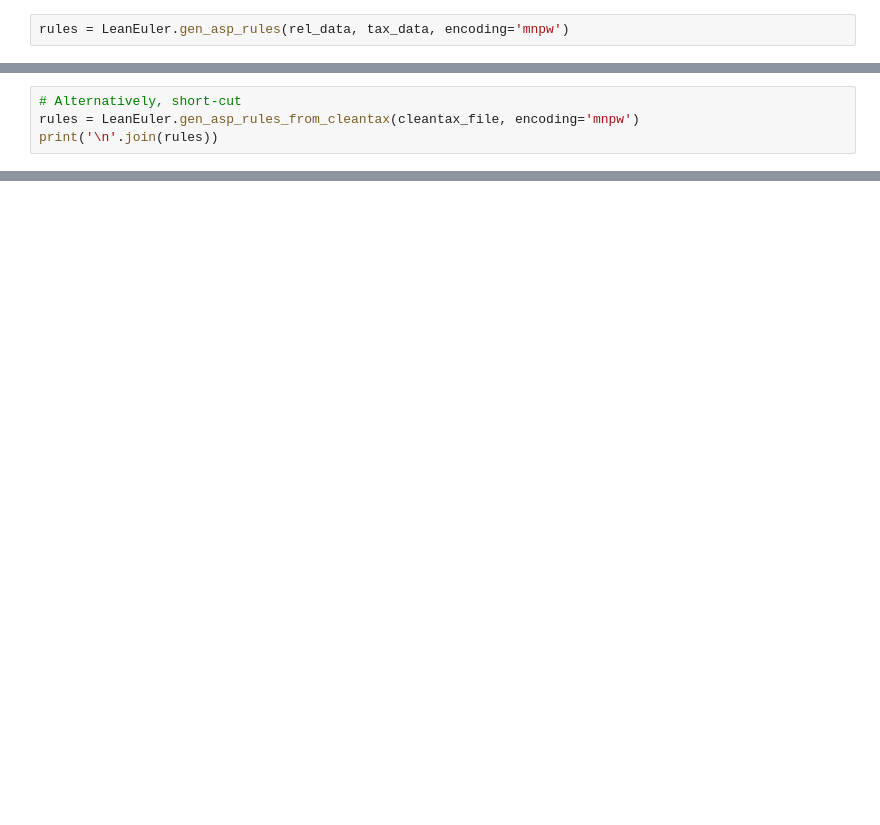
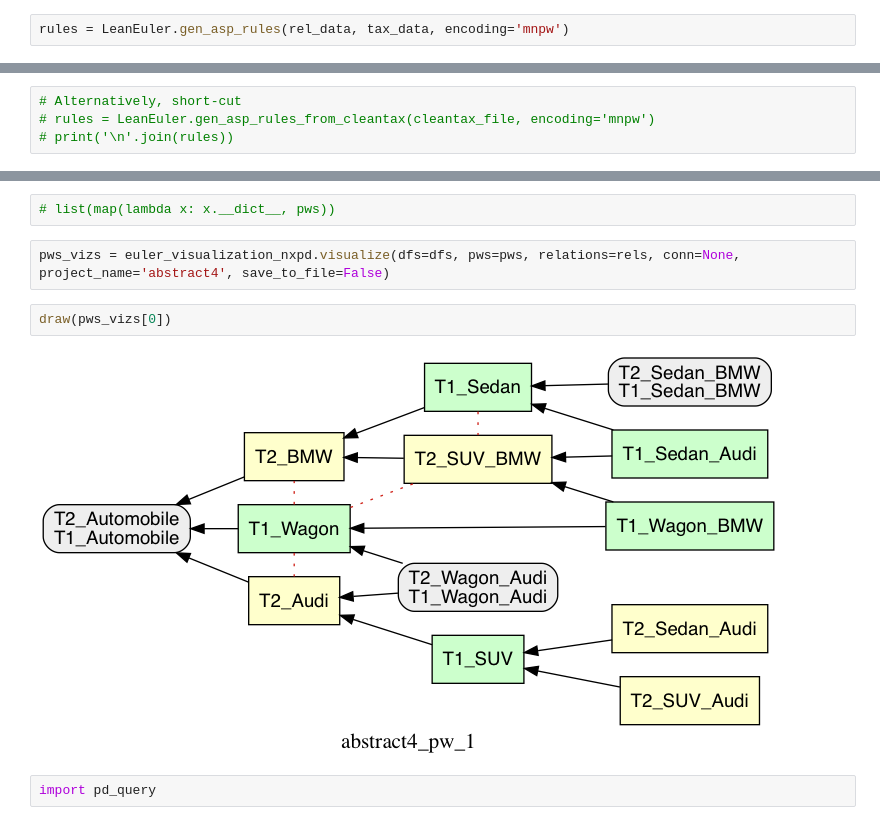
Before and after one commit to idaks/LeanEuler, a Jupyter notebook: lean_euler.ipynb, the cells around one changed output, grey strips where cells are left out. Cells and saved outputs as stored; diff of their text form; blank space fills up the shorter version.

Commit message:
input viz for euler

```diff
--- a/lean_euler.ipynb
+++ b/lean_euler.ipynb
@@ -95,5 +105,5 @@ vr(X, X) :- not irs(X), r(X).
 #show u/1.
 # %%
 # Alternatively, short-cut
-rules = LeanEuler.gen_asp_rules_from_cleantax(cleantax_file, encoding='mnpw')
-print('\n'.join(rules))
+# rules = LeanEuler.gen_asp_rules_from_cleantax(cleantax_file, encoding='mnpw')
+# print('\n'.join(rules))
@@ -122,0 +150,10 @@ draw(G, show='ipynb')
+# %%
+# list(map(lambda x: x.__dict__, pws))
+# %%
+pws_vizs = euler_visualization_nxpd.visualize(dfs=dfs, pws=pws, relations=rels, conn=None, project_name='abstract4', save_to_file=False)
+# %%
+draw(pws_vizs[0])
+# %% [output]
+[figure, added]
+# %%
+import pd_query
```
Also changed, not shown: parts of 20 cells of this notebook, 5 other files.
